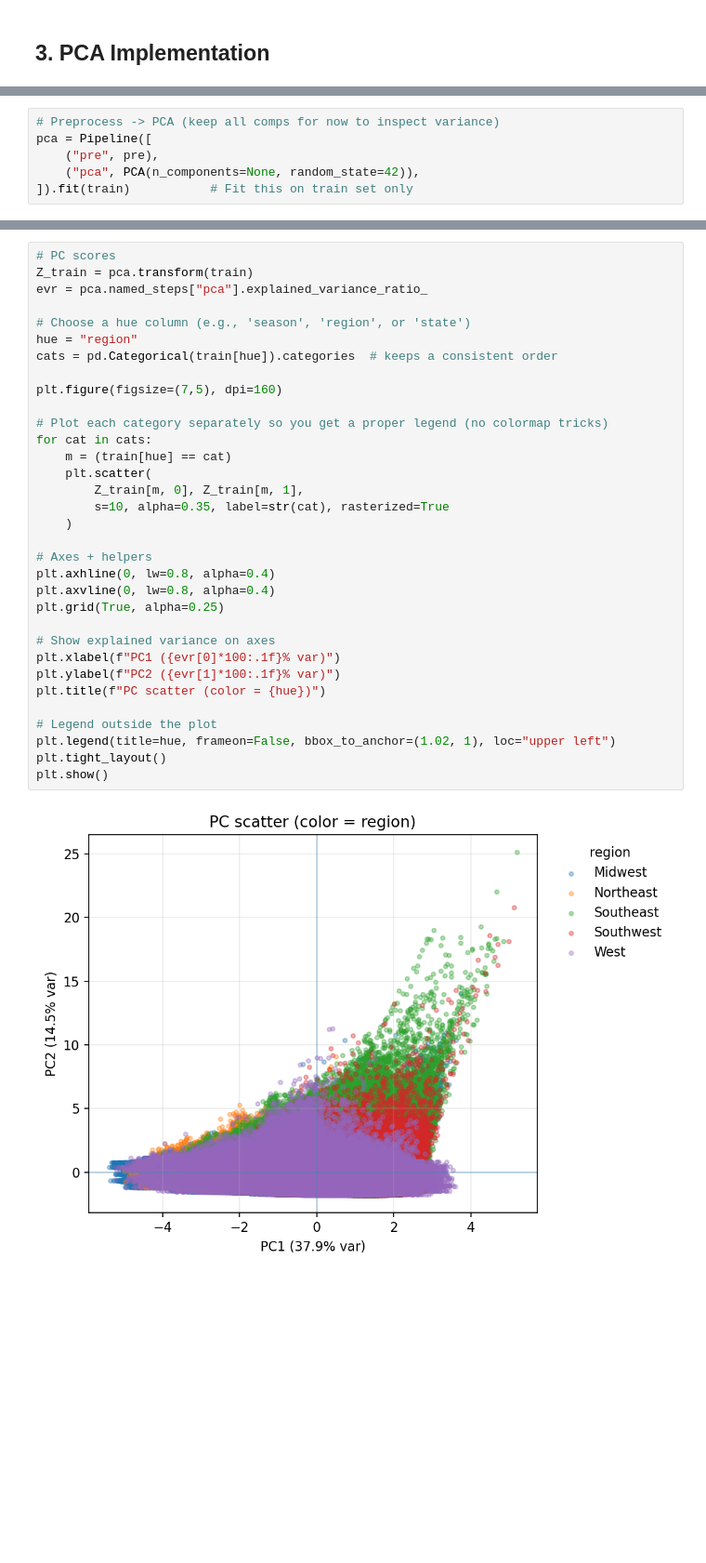
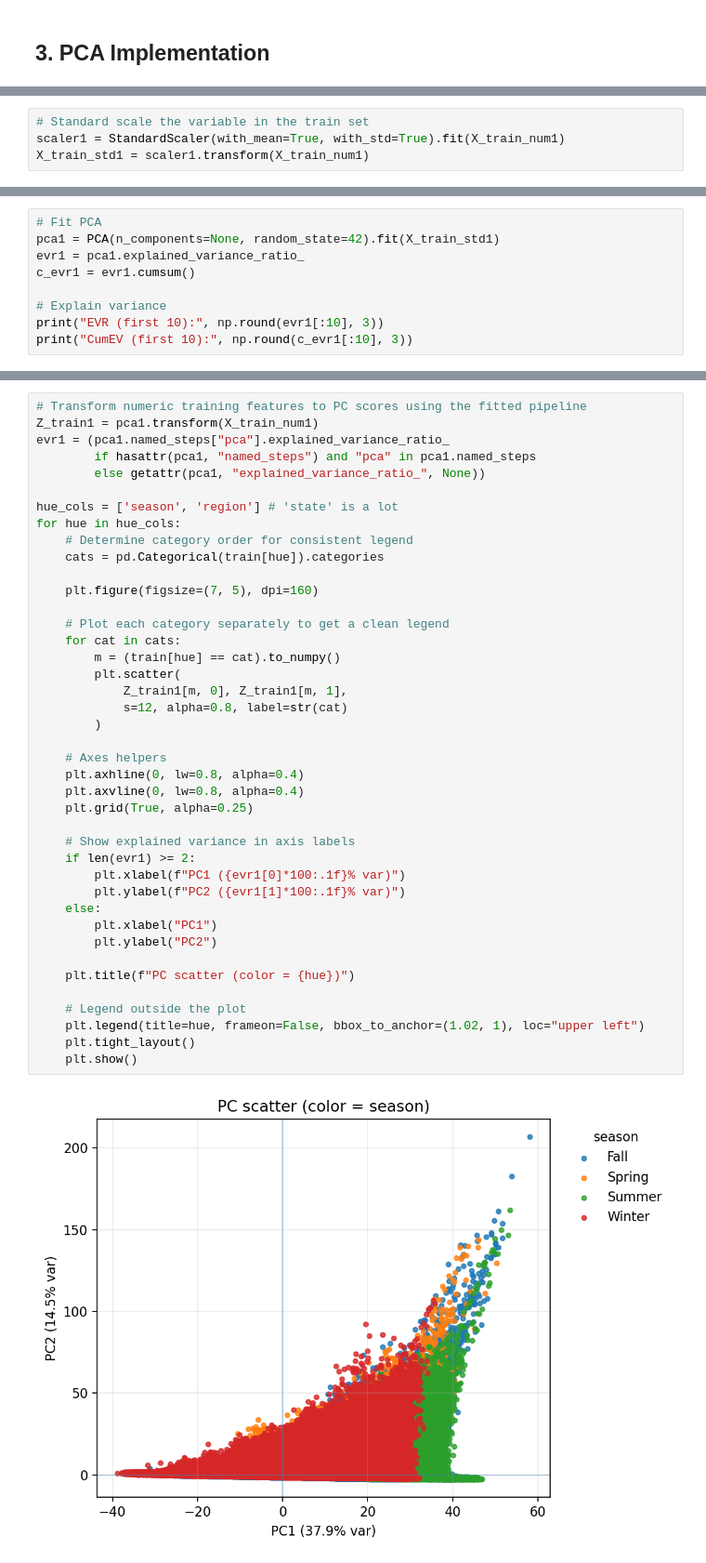
Before and after one commit to BTT-Abt-Global-1A/AI-Studio-Project, a Jupyter notebook: notebooks/milestone_2/02_PCA.ipynb, the cells around one changed output, grey strips where cells are left out. Shown at 93% size. Cells and saved outputs as stored; diff of their text form; blank space fills up the shorter version.

```diff
--- a/notebooks/milestone_2/02_PCA.ipynb
+++ b/notebooks/milestone_2/02_PCA.ipynb
@@ -183,6 +185,4 @@ pre = ColumnTransformer([
 # %%
-# Preprocess -> PCA (keep all comps for now to inspect variance)
-pca = Pipeline([
-    ("pre", pre),
-    ("pca", PCA(n_components=None, random_state=42)),
-]).fit(train)           # Fit this on train set only
+# Standard scale the variable in the train set
+scaler1 = StandardScaler(with_mean=True, with_std=True).fit(X_train_num1)
+X_train_std1 = scaler1.transform(X_train_num1)
@@ -196,0 +189,9 @@ Cumulative: [0.379 0.524 0.667 0.81  0.95  0.992 1.   ]
+# %%
+# Fit PCA
+pca1 = PCA(n_components=None, random_state=42).fit(X_train_std1)
+evr1 = pca1.explained_variance_ratio_
+c_evr1 = evr1.cumsum()
+
+# Explain variance
+print("EVR (first 10):", np.round(evr1[:10], 3))
+print("CumEV (first 10):", np.round(c_evr1[:10], 3))
@@ -239,35 +357,43 @@ loadings.abs().sort_values("PC1", ascending=False).head(8)
 # %%
-# PC scores
-Z_train = pca.transform(train)
-evr = pca.named_steps["pca"].explained_variance_ratio_
+# Transform numeric training features to PC scores using the fitted pipeline
+Z_train1 = pca1.transform(X_train_num1)
+evr1 = (pca1.named_steps["pca"].explained_variance_ratio_
+        if hasattr(pca1, "named_steps") and "pca" in pca1.named_steps
+        else getattr(pca1, "explained_variance_ratio_", None))
 
-# Choose a hue column (e.g., 'season', 'region', or 'state')
-hue = "region"
-cats = pd.Categorical(train[hue]).categories  # keeps a consistent order
+hue_cols = ['season', 'region'] # 'state' is a lot
+for hue in hue_cols:
+    # Determine category order for consistent legend
+    cats = pd.Categorical(train[hue]).categories
 
-plt.figure(figsize=(7,5), dpi=160)
+    plt.figure(figsize=(7, 5), dpi=160)
 
-# Plot each category separately so you get a proper legend (no colormap tricks)
-for cat in cats:
-    m = (train[hue] == cat)
-    plt.scatter(
-        Z_train[m, 0], Z_train[m, 1],
-        s=10, alpha=0.35, label=str(cat), rasterized=True
-    )
+    # Plot each category separately to get a clean legend
+    for cat in cats:
+        m = (train[hue] == cat).to_numpy()
+        plt.scatter(
+            Z_train1[m, 0], Z_train1[m, 1],
+            s=12, alpha=0.8, label=str(cat)
+        )
 
-# Axes + helpers
-plt.axhline(0, lw=0.8, alpha=0.4)
-plt.axvline(0, lw=0.8, alpha=0.4)
-plt.grid(True, alpha=0.25)
+    # Axes helpers
+    plt.axhline(0, lw=0.8, alpha=0.4)
+    plt.axvline(0, lw=0.8, alpha=0.4)
+    plt.grid(True, alpha=0.25)
 
-# Show explained variance on axes
-plt.xlabel(f"PC1 ({evr[0]*100:.1f}% var)")
-plt.ylabel(f"PC2 ({evr[1]*100:.1f}% var)")
-plt.title(f"PC scatter (color = {hue})")
+    # Show explained variance in axis labels
+    if len(evr1) >= 2:
+        plt.xlabel(f"PC1 ({evr1[0]*100:.1f}% var)")
+        plt.ylabel(f"PC2 ({evr1[1]*100:.1f}% var)")
+    else:
+        plt.xlabel("PC1")
+        plt.ylabel("PC2")
 
-# Legend outside the plot
-plt.legend(title=hue, frameon=False, bbox_to_anchor=(1.02, 1), loc="upper left")
-plt.tight_layout()
-plt.show()
+    plt.title(f"PC scatter (color = {hue})")
+
+    # Legend outside the plot
+    plt.legend(title=hue, frameon=False, bbox_to_anchor=(1.02, 1), loc="upper left")
+    plt.tight_layout()
+    plt.show()
 # %% [output]
-[figure, old version]
+[figure, new version]
```
Also changed, not shown: parts of 45 cells of this notebook.
